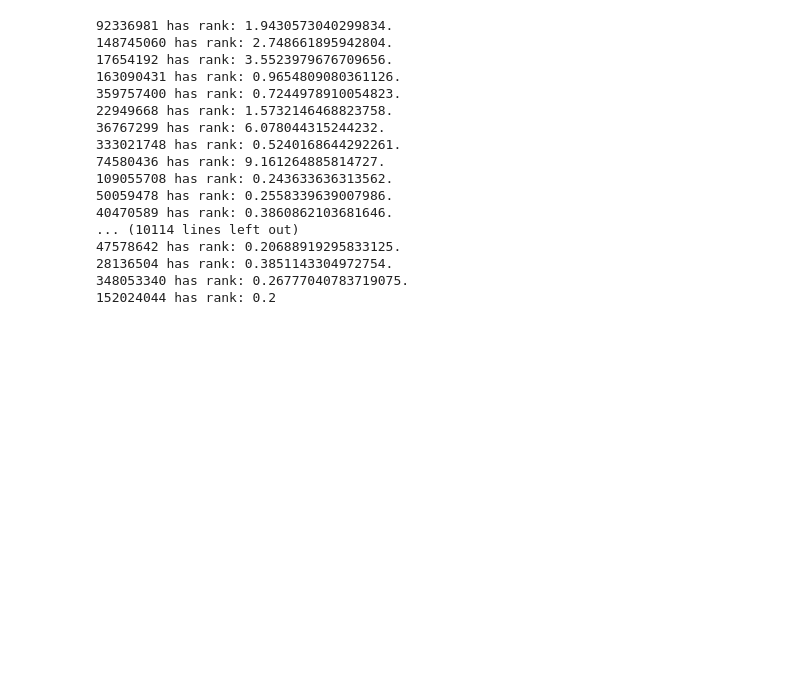
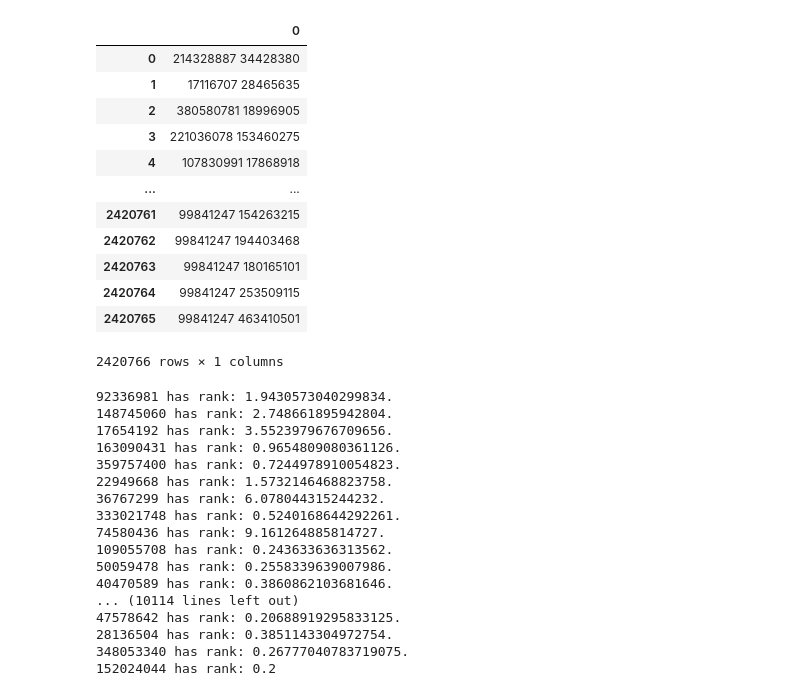
Before and after one commit to boomsaka/spring2020-bigdata, a Jupyter notebook: PageRank Python in AWS (Access files in AWS S3).ipynb, the cells around one changed output. Saved outputs shown, nothing was run; the diff lists cells and outputs as text; code cells hidden in the pictures; blank space fills up the shorter version.

Commit message:
fixed column names

```diff
--- a/PageRank Python in AWS (Access files in AWS S3).ipynb
+++ b/PageRank Python in AWS (Access files in AWS S3).ipynb
@@ -10,25 +12,40 @@ Note: Make sure to upload the twitter_combined.txt to your S3 bucket and assign
 # %%
 import boto3
 import numpy as np
 import pandas as pd
 import dask.dataframe as dd
 from io import StringIO, BytesIO
 import re
 from pyspark.sql import SparkSession
 from operator import add
 
 # Connect to AWS S3 and assign the bucket_name and specify the file name
 
 s3 = boto3.client("s3")
 s3_resource = boto3.resource('s3')
 
 
 # TODO: Specify the bucket name where your file is stored
 bucket_name = "mandili"
 
 # TODO: Specify the file name
 obj = s3.get_object(Bucket=bucket_name, Key="twitter_combined.txt")
-df = pd.read_csv(BytesIO(obj['Body'].read()))
+df = pd.read_csv(BytesIO(obj['Body'].read()), header = None)
+df
+# %% [output]
+|  | 0 |
+| 0 | 214328887 34428380 |
+| 1 | 17116707 28465635 |
+| 2 | 380580781 18996905 |
+| 3 | 221036078 153460275 |
+| 4 | 107830991 17868918 |
+| ... | ... |
+| 2420761 | 99841247 154263215 |
+| 2420762 | 99841247 194403468 |
+| 2420763 | 99841247 180165101 |
+| 2420764 | 99841247 253509115 |
+| 2420765 | 99841247 463410501 |
+2420766 rows × 1 columns
 # %%
 # This is the entry point to programming Spark with the Dataset and DataFrame API.
 spark = SparkSession.builder.appName("PythonPageRank").getOrCreate()
```
Also changed, not shown: parts of 1 cell of this notebook.
